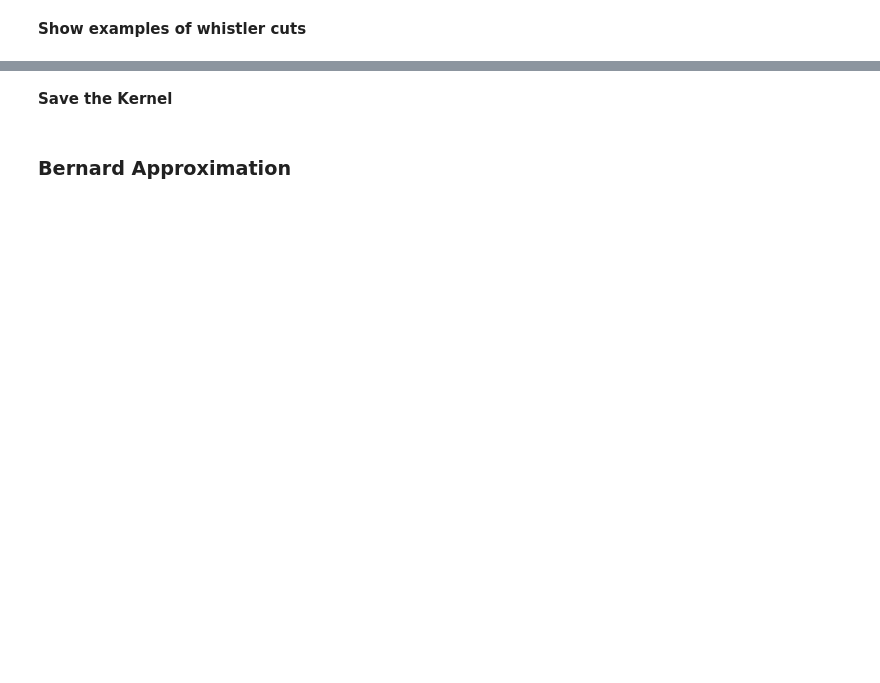
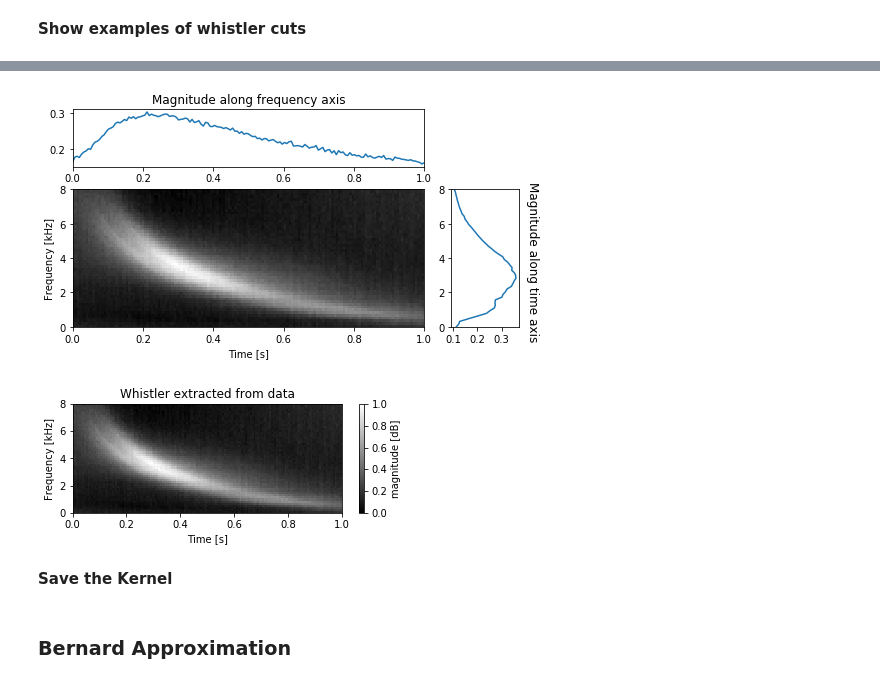
Before and after one commit to Kojey/MSc-whistler-waves-detector, a Jupyter notebook: ipy/report/chapter5_2.ipynb, the cells around one changed output, grey strips where cells are left out. Cells and saved outputs as stored; diff of their text form; code cells hidden in the pictures; blank space fills up the shorter version.

```diff
--- a/ipy/report/chapter5_2.ipynb
+++ b/ipy/report/chapter5_2.ipynb
@@ -61,3 +140,37 @@ plt.show()
+# %%
+fig = plt.figure(figsize=(8,4))
+grid = plt.GridSpec(3, 5, wspace=0.4, hspace=0.4)
+spec_ax = fig.add_subplot(grid[1:, 0:-1])
+time_ax = fig.add_subplot(grid[:1, 0:-1], sharex=spec_ax)
+freq_ax = fig.add_subplot(grid[1:, -1], sharey=spec_ax)
+spec_ax.autoscale(enable=True, axis='x', tight=True)
+spec_ax.autoscale(enable=True, axis='y', tight=True)
+time_ax.autoscale(enable=True, axis='x', tight=True)
+freq_ax.autoscale(enable=True, axis='y', tight=True)
+
+kernel = X_mean[int(y_min/sample.get_freq_res()):int(y_max/sample.get_freq_res()),
+            int(x_min/sample.get_time_res()):int(x_max/sample.get_time_res())]
+kernel = scale(kernel)
+x = np.linspace(0, x_max-x_min, kernel.shape[1])
+y = np.linspace(0, y_max-y_min, kernel.shape[0])
+# fig = plt.figure(figsize=(2*(_X.shape[1]/_X.shape[0]),2));
+img = spec_ax.pcolormesh(x,y,kernel, cmap='gray')
+spec_ax.set(xlabel='Time [s]', ylabel='Frequency [kHz]')
+time_ax.plot(x,kernel.mean(axis=0))
+time_ax.set_title('Magnitude along frequency axis')
+freq_ax.plot(kernel.mean(axis=1),y)
+freq_ax.set_title('Magnitude along time axis', rotation=270, y=-0.13, x=1.2)
+plt.show()
+fig = plt.figure(figsize=(2*kernel.shape[1]/kernel.shape[0],2))
+img = plt.pcolormesh(x,y,kernel, cmap='gray')
+fig.colorbar(mappable=img, label='magnitude [dB]')
+plt.xlabel('Time [s]')
+plt.ylabel('Frequency [kHz]')
+plt.title('Whistler extracted from data')
+plt.show()
+# %% [output]
+[figure, added]
+[figure, added]
 # %% [markdown]
 **Save the Kernel**
 # %%
```
Also changed, not shown: parts of 14 cells of this notebook, 2 other files.
